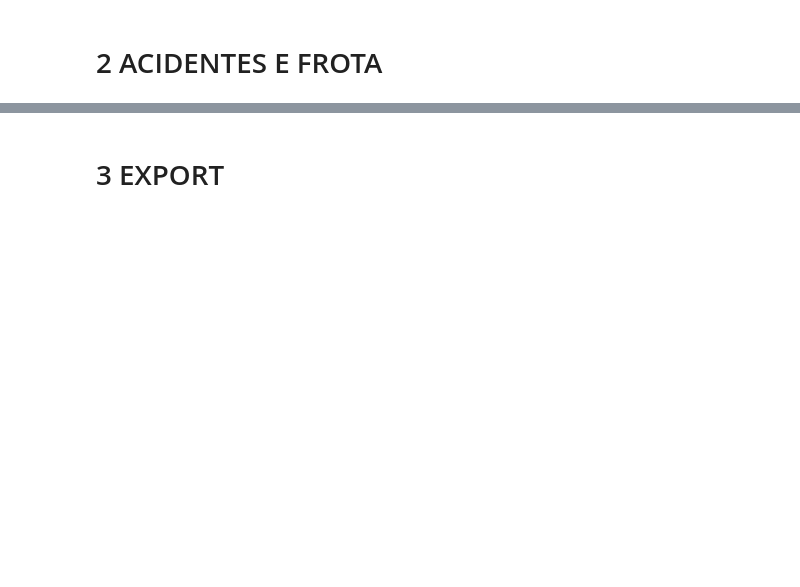
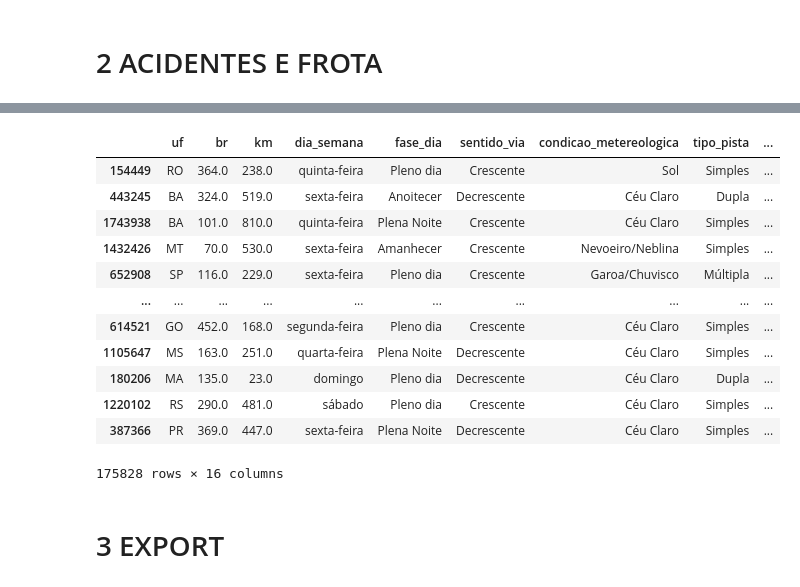
Before and after one commit to elainerreis/predicao_acidentes_rodoviarios, a Jupyter notebook: notebooks/transform.ipynb, the cells around one changed output, grey strips where cells are left out. Drawn from its saved outputs; the diff is of its cells as text; code cells hidden in the pictures; blank space fills up the shorter version.

```diff
--- a/notebooks/transform.ipynb
+++ b/notebooks/transform.ipynb
@@ -182,5 +239,21 @@ memory usage: 118.0+ MB
 # %%
 amostra = ac_frota.sample(frac=0.10, random_state=42)
+# %%
+amostra
+# %% [output]
+|  | uf | br | km | dia_semana | fase_dia | sentido_via | condicao_metereologica | tipo_pista | ... |
+| 154449 | RO | 364.0 | 238.0 | quinta-feira | Pleno dia | Crescente | Sol | Simples | ... |
+| 443245 | BA | 324.0 | 519.0 | sexta-feira | Anoitecer | Decrescente | Céu Claro | Dupla | ... |
+| 1743938 | BA | 101.0 | 810.0 | quinta-feira | Plena Noite | Crescente | Céu Claro | Simples | ... |
+| 1432426 | MT | 70.0 | 530.0 | sexta-feira | Amanhecer | Crescente | Nevoeiro/Neblina | Simples | ... |
+| 652908 | SP | 116.0 | 229.0 | sexta-feira | Pleno dia | Crescente | Garoa/Chuvisco | Múltipla | ... |
+| ... | ... | ... | ... | ... | ... | ... | ... | ... | ... |
+| 614521 | GO | 452.0 | 168.0 | segunda-feira | Pleno dia | Crescente | Céu Claro | Simples | ... |
+| 1105647 | MS | 163.0 | 251.0 | quarta-feira | Plena Noite | Decrescente | Céu Claro | Simples | ... |
+| 180206 | MA | 135.0 | 23.0 | domingo | Pleno dia | Decrescente | Céu Claro | Dupla | ... |
+| 1220102 | RS | 290.0 | 481.0 | sábado | Pleno dia | Crescente | Céu Claro | Simples | ... |
+| 387366 | PR | 369.0 | 447.0 | sexta-feira | Plena Noite | Decrescente | Céu Claro | Simples | ... |
+175828 rows × 16 columns
 # %% [markdown]
 # 3 EXPORT
 # %%
```
Also changed, not shown: parts of 12 cells of this notebook, 23 other files.
